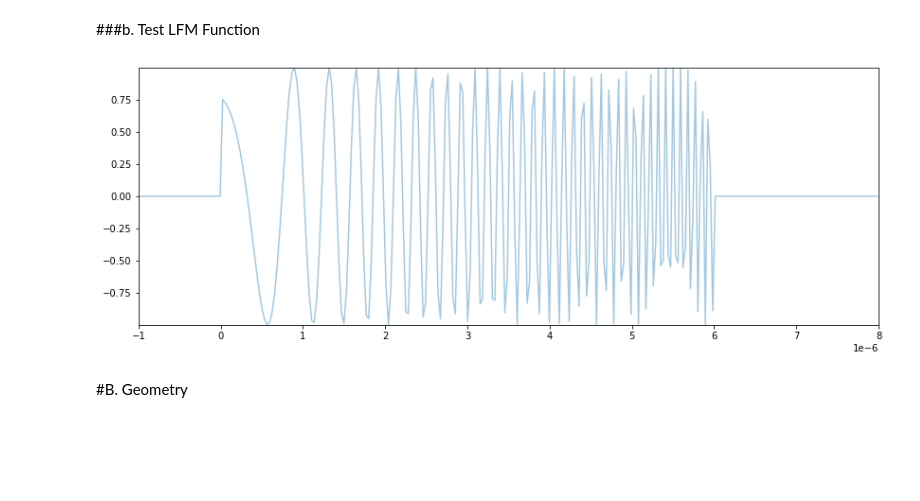
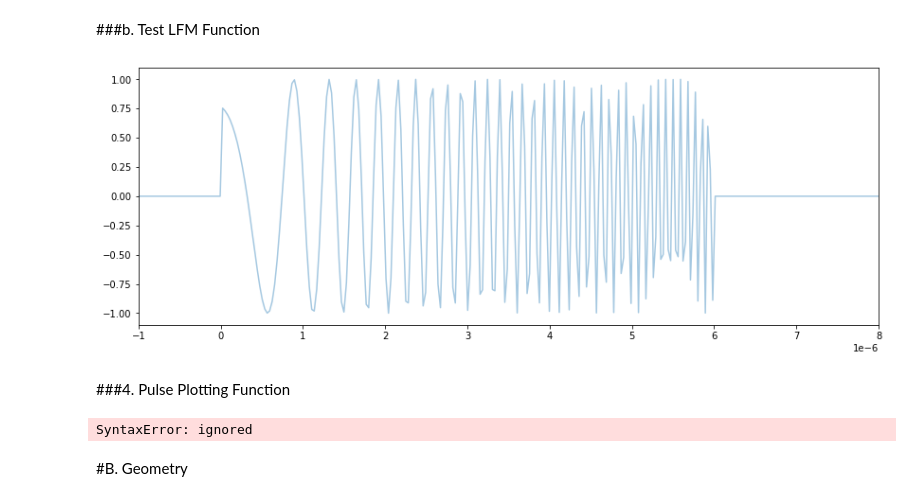
Before and after one commit to psukphranee/Python, a Jupyter notebook: SAR_scratch.ipynb, the cells around one changed output. Saved outputs shown, nothing was run; the diff lists cells and outputs as text; code cells hidden in the pictures; blank space fills up the shorter version.

```diff
--- a/SAR_scratch.ipynb
+++ b/SAR_scratch.ipynb
@@ -135,26 +151,39 @@ def generate_LFM_Pulse(time_array, pulse_width, pulse_height, chirp_rate=1, carr
 # %%
 ###
 PRF = 500 #GHz
 tau = 6e-6 #seconds
 f_c = 1e10
 bandwidth = 20 #Ghz
 k = 2e12
 
 t = np.linspace(-1e-6,8e-6, 300)
 
 pulse1 = generate_LFM_Pulse(t, pulse_width=tau, pulse_height=1, carrier_frequency=f_c, chirp_rate=k )
 # pulse2 = generate_LFM_Pulse(t, 1, 1, 20, 1e9)
 # pulse3 = generate_LFM_Pulse(t, 2, 1, 20, 1e9)
 
 plt.figure(figsize=(14,5))
 plt.plot(t, np.real(pulse1), alpha=0.4)
 # plt.plot(t, pulse2, alpha=0.2)
 # plt.plot(t, pulse3, alpha=0.2)
 plt.xlim([t[0],t[-1]])
-plt.ylim(min(pulse), max(pulse))
+# plt.ylim(min(pulse), max(pulse))
 plt.show()
 # %% [output]
-[figure, old version]
+[figure, new version]
+# %% [markdown]
+###4. Pulse Plotting Function
+# %%
+def plot_pulse(time, pulse, **kwargs):
+  t=time;
+  pulse=pulse;
+
+  plt.figure(figsize=(14,5))
+  plt.plot(t, np.real(pulse), alpha=0.4, *kwargs)
+  plt.xlim([t[0],t[-1]])
+  plt.show()
+# %% [output]
+SyntaxError: ignored
 # %% [markdown]
 #B. Geometry
 # %%
```
Also changed, not shown: parts of 11 cells of this notebook.
